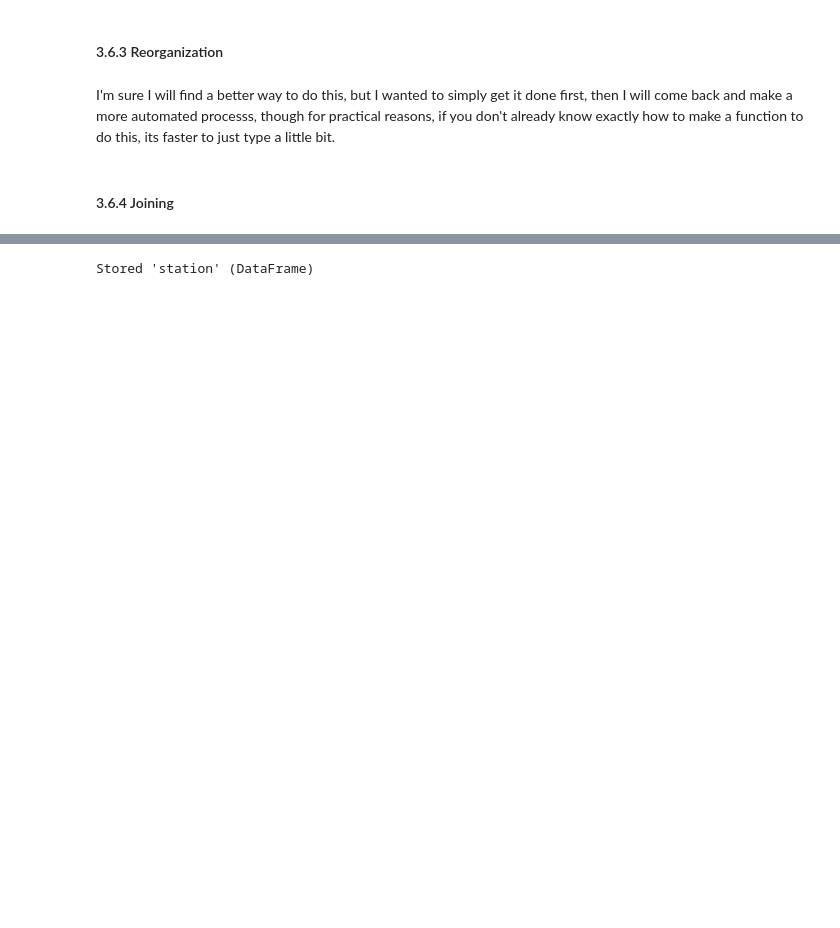
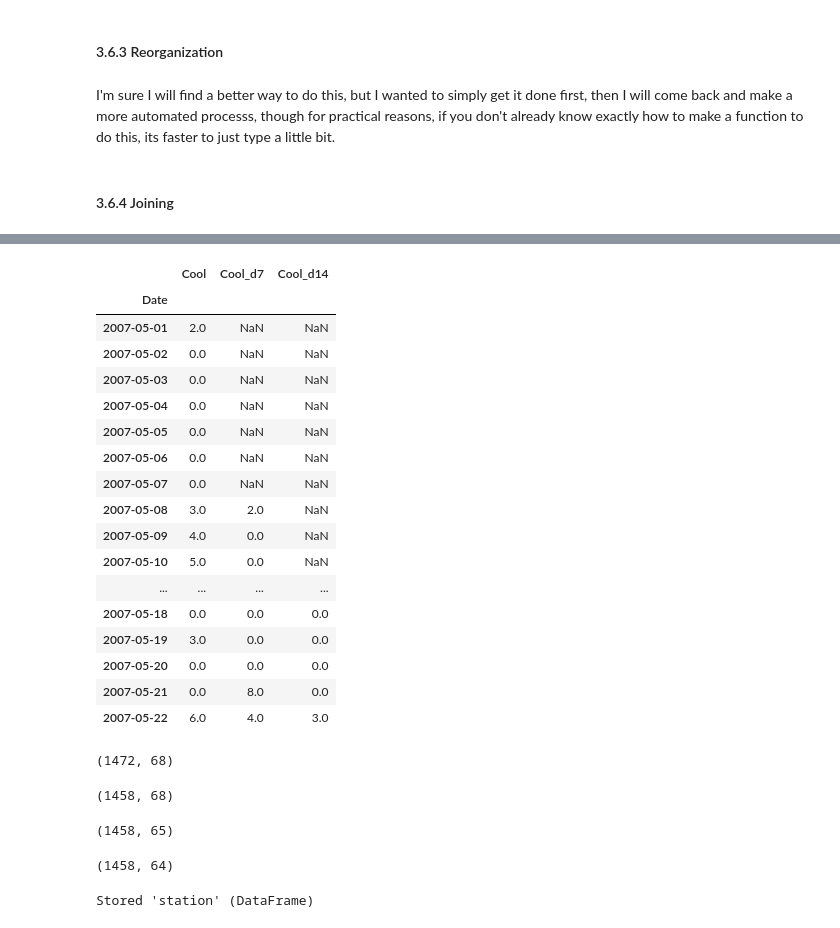
Before and after one commit to AaronCarney/Capstone2-WNV, a Jupyter notebook: Data Wrangling.ipynb, the cells around one changed output, grey strips where cells are left out. Cells and saved outputs as stored; diff of their text form; code cells hidden in the pictures; blank space fills up the shorter version.

```diff
--- a/Data Wrangling.ipynb
+++ b/Data Wrangling.ipynb
@@ -1156,23 +1161,21 @@ I'm sure I will find a better way to do this, but I wanted to simply get it done
 # %%
 d7_station1.columns = [str(col) + '_d7' for col in d7_station1.columns]
 d7_station2.columns = [str(col) + '_d7' for col in d7_station2.columns]
-d8_station1.columns = [str(col) + '_d8' for col in d8_station1.columns]
-d8_station2.columns = [str(col) + '_d8' for col in d8_station2.columns]
-d9_station1.columns = [str(col) + '_d9' for col in d9_station1.columns]
-d9_station2.columns = [str(col) + '_d9' for col in d9_station2.columns]
-d10_station1.columns = [str(col) + '_d10' for col in d10_station1.columns]
-d10_station2.columns = [str(col) + '_d10' for col in d10_station2.columns]
+
+d14_station1.columns = [str(col) + '_d14' for col in d14_station1.columns]
+d14_station2.columns = [str(col) + '_d14' for col in d14_station2.columns]
 # %% [markdown]
 #### 3.6.4 Joining<a id='3.6.4_Joining'></a>
 # %%
 # Reset index again to the original date, also needs to be fixed to be more pythony...
-station1.set_index(date_col['Date'], inplace=True)
-station2.set_index(date_col['Date'], inplace=True)
-d7_station1.set_index(date_col['Date'], inplace=True)
-d7_station2.set_index(date_col['Date'], inplace=True)
-d8_station1.set_index(date_col['Date'], inplace=True)
-d8_station2.set_index(date_col['Date'], inplace=True)
-d9_station1.set_index(date_col['Date'], inplace=True)
-d9_station2.set_index(date_col['Date'], inplace=True)
-d10_station1.set_index(date_col['Date'], inplace=True)
-d10_station2.set_index(date_col['Date'], inplace=True)
+station1.set_index(date_col.index, inplace=True)
+station2.set_index(date_col.index, inplace=True)
+
+# The one week shift
+d7_station1.set_index(date_col.index, inplace=True)
+d7_station2.set_index(date_col.index, inplace=True)
+
+# The two week shift
+d14_station1.set_index(date_col.index, inplace=True)
+d14_station2.set_index(date_col.index, inplace=True)
+station1.index
@@ -1179,7 +1191,7 @@ d10_station2.set_index(date_col['Date'], inplace=True)
 # %%
 # Concat back into two DF's based on station
-station1 = pd.concat([station1, d7_station1, d8_station1, d9_station1, d10_station1], axis=1)
-station2 = pd.concat([station2, d7_station2, d8_station2, d9_station2, d10_station2], axis=1)
+station1 = pd.concat([station1, d7_station1, d14_station1], axis=1)
+station2 = pd.concat([station2, d7_station2, d14_station2], axis=1)
 # %%
 station1.shape
 # %% [output]
@@ -1191,11 +1203,49 @@ station2.shape
+# %%
+temp = station1[['Cool', 'Cool_d7', 'Cool_d14']]
+temp.head(22)
+# %% [output]
+|  | Cool | Cool_d7 | Cool_d14 |
+| Date |  |  |  |
+| 2007-05-01 | 2.0 | NaN | NaN |
+| 2007-05-02 | 0.0 | NaN | NaN |
+| 2007-05-03 | 0.0 | NaN | NaN |
+| 2007-05-04 | 0.0 | NaN | NaN |
+| 2007-05-05 | 0.0 | NaN | NaN |
+| 2007-05-06 | 0.0 | NaN | NaN |
+| 2007-05-07 | 0.0 | NaN | NaN |
+| 2007-05-08 | 3.0 | 2.0 | NaN |
+| 2007-05-09 | 4.0 | 0.0 | NaN |
+| 2007-05-10 | 5.0 | 0.0 | NaN |
+| ... | ... | ... | ... |
+| 2007-05-18 | 0.0 | 0.0 | 0.0 |
+| 2007-05-19 | 3.0 | 0.0 | 0.0 |
+| 2007-05-20 | 0.0 | 0.0 | 0.0 |
+| 2007-05-21 | 0.0 | 8.0 | 0.0 |
+| 2007-05-22 | 6.0 | 4.0 | 3.0 |
 # %%
 # Recombine as an average for now becuase my python skills in a certain area can't do a certain thing right now.
 
-station = pd.concat([station1, station2]).groupby(level=0).mean()
+station = pd.concat([station1, station2, date_col]).groupby(level=0).mean()
+station.shape
+# %% [output]
+(1472, 68)
 # %%
-# Add Week and Year cols
-station['Week'] = (date_col['Date'].dt.strftime('%W')).astype(int)
-station['Year'] = (date_col['Date'].dt.strftime('%Y')).astype(int)
+station = station.dropna()
+station.shape
+# %% [output]
+(1458, 68)
+# %%
+# Backward fix, remove the temp station col
+station = station.drop(['Station', 'Station_d7', 'Station_d14'], axis = 1)
+station.shape
+# %% [output]
+(1458, 65)
+# %%
+# Additional patch to remove the farenhite dewpoint
+station = station.drop(['DewPoint'], axis = 1)
+station.shape
+# %% [output]
+(1458, 64)
 # %%
 %store station
 # %% [output]
```
Also changed, not shown: parts of 12 cells of this notebook, 2 other files.
